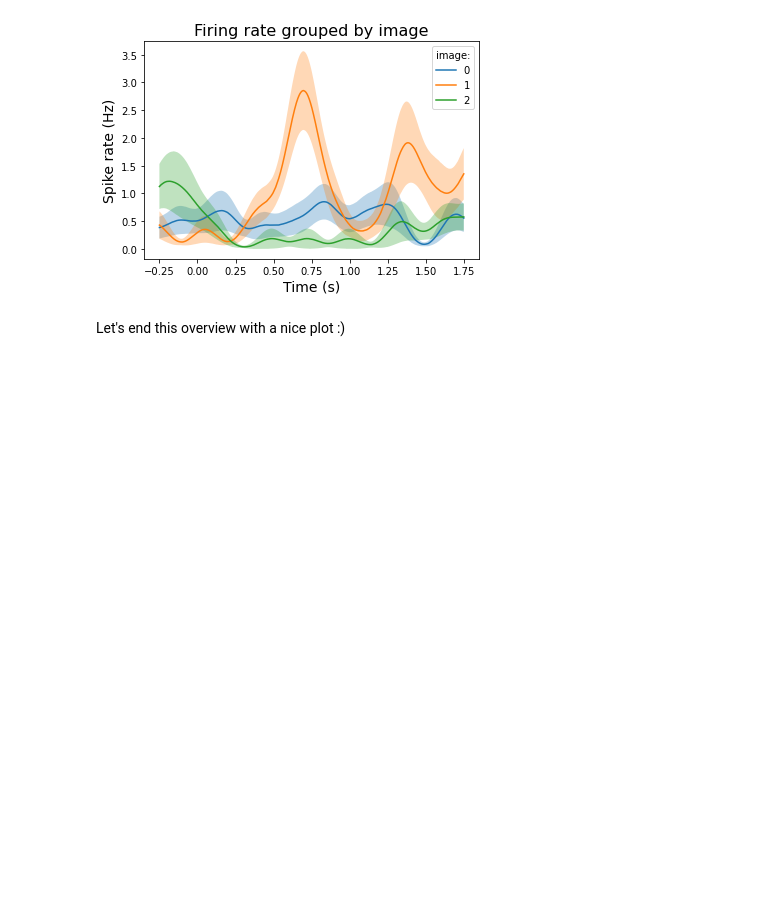
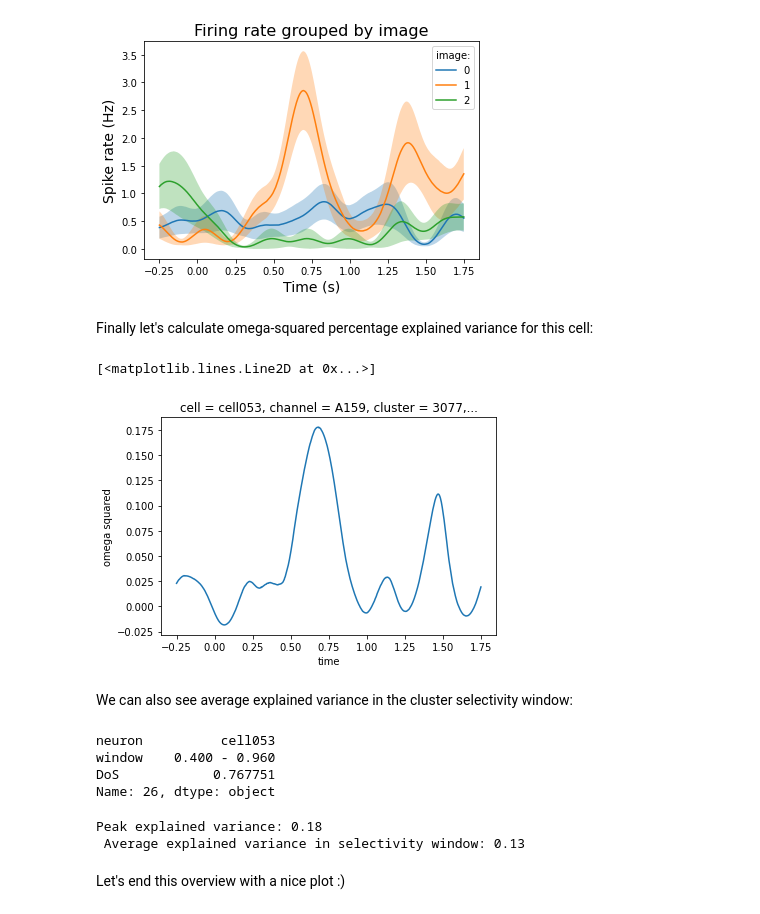
Before and after one commit to labianca/pylabianca, a Jupyter notebook: doc/intro_overview.ipynb, the cells around one changed output. Cells and saved outputs as stored; diff of their text form; code cells hidden in the pictures; blank space fills up the shorter version.

```diff
--- a/doc/intro_overview.ipynb
+++ b/doc/intro_overview.ipynb
@@ -281,6 +286,37 @@ pln.plot_spike_rate(fdens.sel(cell='cell053'), groupby='image')
 # %% [output]
 <AxesSubplot:title={'center':'Firing rate grouped by image'}, xlabel='Time (s)', ylabel='Spike rate (Hz)'>
 [figure]
+# %% [markdown]
+Finally let's calculate omega-squared percentage explained variance for this cell:
+# %%
+pev = pln.selectivity.explained_variance(
+    fdens.sel(cell='cell053'), groupby='image')
+pev.plot()
+# %% [output]
+[<matplotlib.lines.Line2D at 0x...>]
+[figure, added]
+# %% [markdown]
+We can also see average explained variance in the cluster selectivity window:
+# %%
+df_clst_sel.iloc[0][['neuron', 'window', 'DoS']]
+# %% [output]
+neuron          cell053
+window    0.400 - 0.960
+DoS            0.767751
+Name: 26, dtype: object
+# %%
+# we'll shrink the window by 100 ms on each side, because it was obtained from
+# spike rate, and now we're using spike density (don't do this at home! ;) )
+time_window = slice(0.4 + 0.1, 0.96 - 0.1)
+
+max_pev = pev.max().item()
+mean_pev = pev.sel(time=time_window).mean(dim='time').item()
+
+print(f'Peak explained variance: {max_pev:.2f}\n '
+      f'Average explained variance in selectivity window: {mean_pev:.2f}')
+# %% [output]
+Peak explained variance: 0.18
+ Average explained variance in selectivity window: 0.13
 # %% [markdown]
 Let's end this overview with a nice plot :)
 # %%
```
Also changed, not shown: parts of 5 cells of this notebook.
